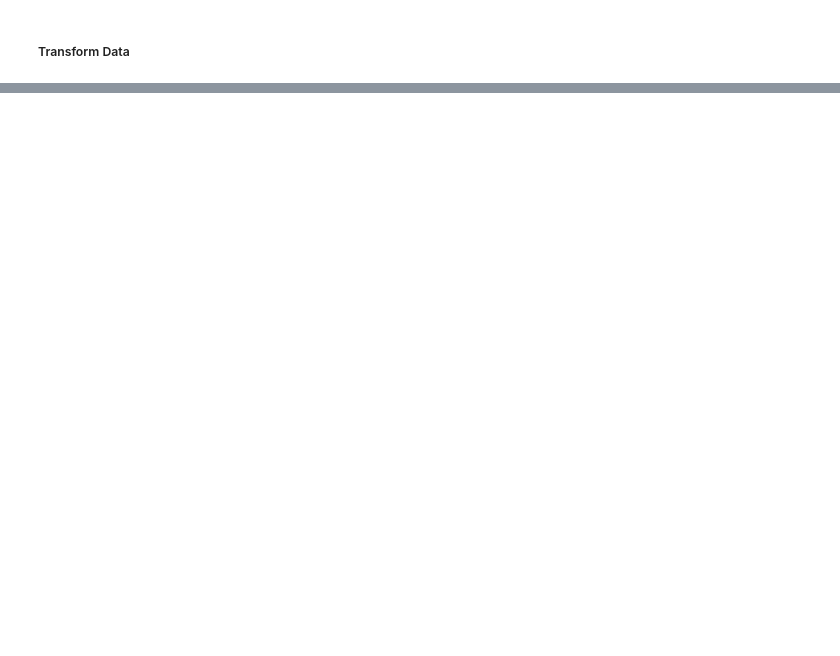
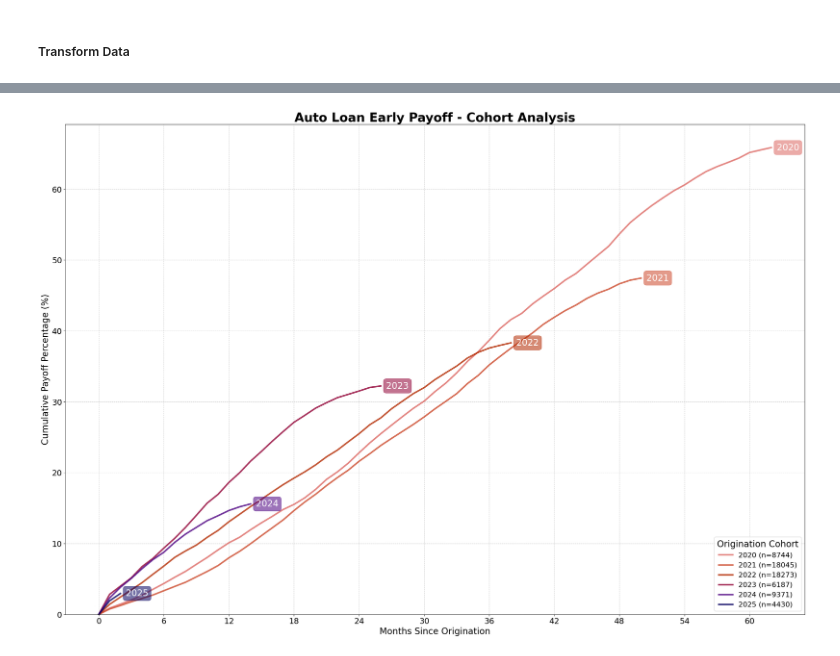
Before and after one commit to imoore99/TWO_STAGE_CLUSTER, a Jupyter notebook: TWO_STAGE_CLUSTER.ipynb, the cells around one changed output, grey strips where cells are left out. Cells and saved outputs as stored; diff of their text form; code cells hidden in the pictures; blank space fills up the shorter version.

```diff
--- a/TWO_STAGE_CLUSTER.ipynb
+++ b/TWO_STAGE_CLUSTER.ipynb
@@ -37,2 +93,0 @@ raw_df = pd.read_csv("AUTO_PREPAYMENT_DATA.csv")
-# %%
-raw_df = raw_df.set_index('CUSTOMER_ID')
@@ -46,15 +94,8 @@ raw_augmented_df = pd.concat([raw_df, sample_df], ignore_index=False)
 # %%
-raw_augmented_df = raw_augmented_df.reset_index()
+df = data_augment(raw_df, 0.5, 42)
 # %% [markdown]
 ##### Transform Data
 # %%
-today = pd.Timestamp('3/31/2025')
+today = pd.to_datetime('3/31/2025')
 # %%
-# Convert to dates for calculation
-raw_df['LOAN_OPEN_DATE'] = pd.to_datetime(raw_df['LOAN_OPEN_DATE'])
-raw_df['LOAN_END_DATE'] = pd.to_datetime(raw_df['LOAN_END_DATE'])
-
-# Add derived fields for cohorts
-raw_df['OPEN_YEAR'] = raw_df['LOAN_OPEN_DATE'].dt.year
-raw_df['OPEN_QTR'] = raw_df['LOAN_OPEN_DATE'].dt.quarter
-raw_df['OPEN_YRQTR'] = raw_df['OPEN_YEAR'].astype(str) + 'Q' + raw_df['OPEN_QTR'].astype(str)
+df = data_transformation(df, today)
@@ -73,0 +106,79 @@ raw_df['PERCENT_COMPLETED'].loc[(raw_df['IS_PAID_OFF'] == 'YES') ] = 1
+# %%
+# Only include cohorts with enough loans for statistical reliability
+cohort_counts = df.groupby('OPEN_YEAR').size()
+valid_cohorts = cohort_counts.index.to_list()
+
+# Filter to valid cohorts and sort chronologically
+valid_cohorts.sort()
+
+# Track maximum month to set x-axis limit
+max_month = 0
+
+colors = [
+    '#dc6762', '#cc482b', '#b32900',  '#910035', '#4c0081', '#050060'
+]
+
+fig, ax = plt.subplots(1, figsize=(30, 20))
+plt.rcParams.update({'font.size': 20})
+# Dictionary to store the cumulative payoff percentages for each cohort
+cumulative_percents = {}
+
+for i, cohort in enumerate(valid_cohorts):
+    # Get all loans in this cohort
+    cohort_loans = df[df['OPEN_YEAR'] == cohort]
+    total_loans = len(cohort_loans)
+
+    # Calculate the maximum months on book for this cohort
+    max_cohort_month = cohort_loans['MONTHS_ON_BOOK'].max()
+    max_month = max(max_month, max_cohort_month)
+
+    # Create a monthly timeline for this cohort
+    months = range(0, max_cohort_month + 1)
+    cumulative_percents[cohort] = []
+
+    # For each month, calculate the cumulative percentage of loans paid off
+    for month in months:
+        # Count loans paid off by this month
+        paid_off_count = ((cohort_loans['IS_PAID_OFF'] == 'YES') &
+                             (cohort_loans['MONTHS_TO_PAYOFF'] <= month)).sum()
+
+        # Calculate cumulative percentage
+        cumulative_percent = (paid_off_count / total_loans) * 100
+        cumulative_percents[cohort].append(cumulative_percent)
+        #print(cumulative_percents[cohort])
+    # Plot the cumulative payoff curve for this cohort
+    plt.plot(months, cumulative_percents[cohort],
+                 marker='', linewidth=3.5, alpha=0.8,
+                 label=f'{cohort} (n={total_loans})',
+                 color=colors[i])
+
+    # Add Label to the right of each line
+    if cumulative_percents[cohort]:
+        last_month = months[-1]
+        last_value = cumulative_percents[cohort][-1]
+
+        t = plt.text(last_month + 0.5, last_value, f'{cohort}',
+                 fontsize=20,
+                 verticalalignment='center', fontweight='medium', color='white')
+        t.set_bbox(dict(facecolor=colors[i], alpha=0.55, edgecolor=colors[i], boxstyle='round'))
+
+# Add labels and formatting
+plt.xlabel('Months Since Origination', fontsize=20)
+plt.ylabel('Cumulative Payoff Percentage (%)', fontsize=20)
+plt.title('Auto Loan Early Payoff - Cohort Analysis', fontsize=28, fontweight='bold')
+plt.grid(True, linestyle='--', alpha=0.7)
+plt.legend(title='Origination Cohort', loc='lower right', fontsize=16)
+
+# Format x-axis to show every 6 months
+plt.xticks(range(0, max_month + 1, 6), fontsize=18)
+
+# Set y-axis to reasonable limit
+
+plt.ylim(0, max(50, plt.ylim()[1]))
+plt.yticks(fontsize=18)
+#plt.tight_layout()
+
+plt.savefig('auto_loan_cohort_analysis.png', dpi=300)
+plt.show()
+# %% [output]
+[figure, added]
```
Also changed, not shown: parts of 98 cells of this notebook, 3 other files.
